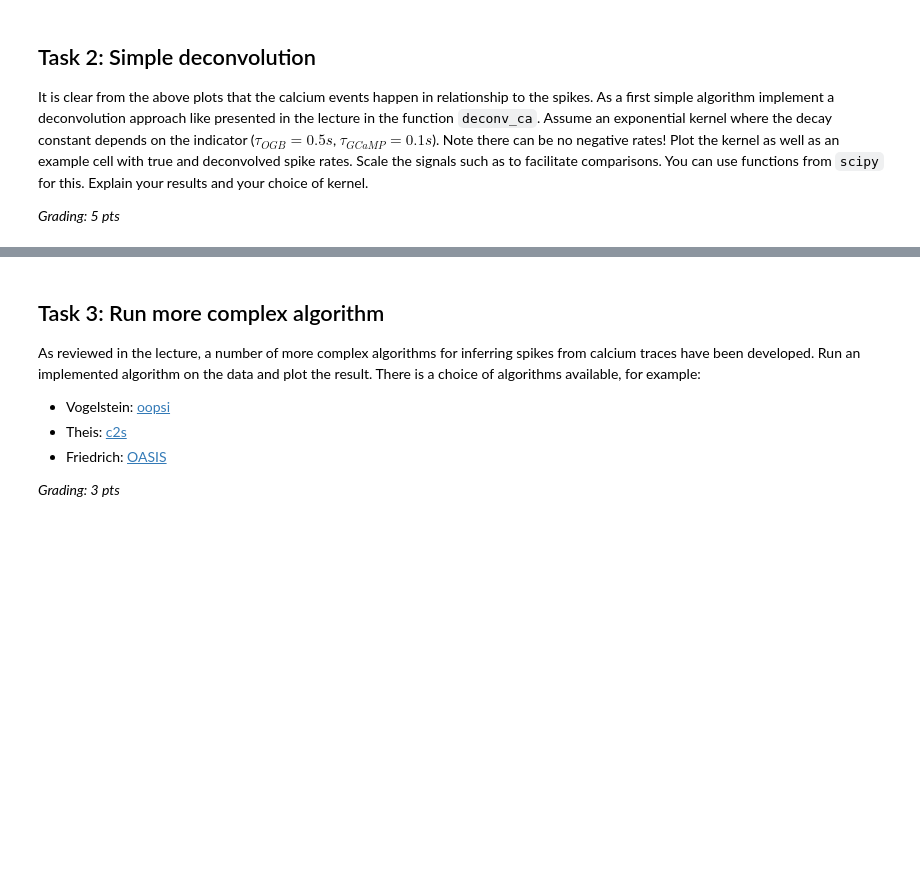
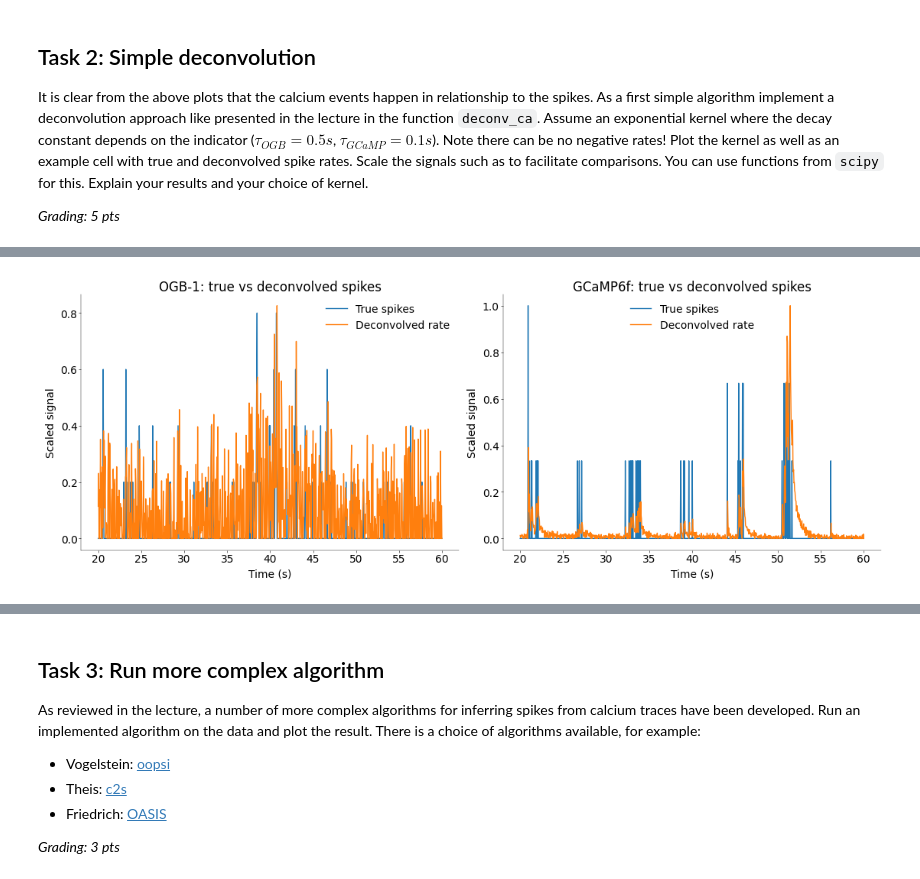
Before and after one commit to moistsoy/Neural-Data-Science, a Jupyter notebook: Lab3/notebooks/CodingLab3.ipynb, the cells around one changed output, grey strips where cells are left out. Cells and saved outputs as stored; diff of their text form; code cells hidden in the pictures; blank space fills up the shorter version.

```diff
--- a/Lab3/notebooks/CodingLab3.ipynb
+++ b/Lab3/notebooks/CodingLab3.ipynb
@@ -278,0 +315,39 @@ YOUR ANSWER HERE
+# %%
+# ----------------------------------------------------
+# Plot example cells with true and deconvolved spikes
+# ----------------------------------------------------
+
+fig, axs = plt.subplots(1, 2, figsize=(11, 4), layout="constrained")
+
+# Scale for visual comparison
+ogb_true_scaled = ogb_spk / np.max(ogb_spk) if np.max(ogb_spk) > 0 else ogb_spk
+ogb_deconv_scaled = (
+    ogb_deconv / np.max(ogb_deconv) if np.max(ogb_deconv) > 0 else ogb_deconv
+)
+
+gcamp_true_scaled = (
+    gcamp_spk / np.max(gcamp_spk) if np.max(gcamp_spk) > 0 else gcamp_spk
+)
+gcamp_deconv_scaled = (
+    gcamp_deconv / np.max(gcamp_deconv) if np.max(gcamp_deconv) > 0 else gcamp_deconv
+)
+
+axs[0].plot(t_ogb[ogb_idx], ogb_true_scaled[ogb_idx], label="True spikes")
+axs[0].plot(t_ogb[ogb_idx], ogb_deconv_scaled[ogb_idx], label="Deconvolved rate")
+axs[0].set_title("OGB-1: true vs deconvolved spikes")
+axs[0].set_xlabel("Time (s)")
+axs[0].set_ylabel("Scaled signal")
+axs[0].legend()
+
+axs[1].plot(t_gcamp[gcamp_idx], gcamp_true_scaled[gcamp_idx], label="True spikes")
+axs[1].plot(
+    t_gcamp[gcamp_idx], gcamp_deconv_scaled[gcamp_idx], label="Deconvolved rate"
+)
+axs[1].set_title("GCaMP6f: true vs deconvolved spikes")
+axs[1].set_xlabel("Time (s)")
+axs[1].set_ylabel("Scaled signal")
+axs[1].legend()
+
+plt.show()
+# %% [output]
+[figure, added]
```
Also changed, not shown: parts of 6 cells of this notebook.
